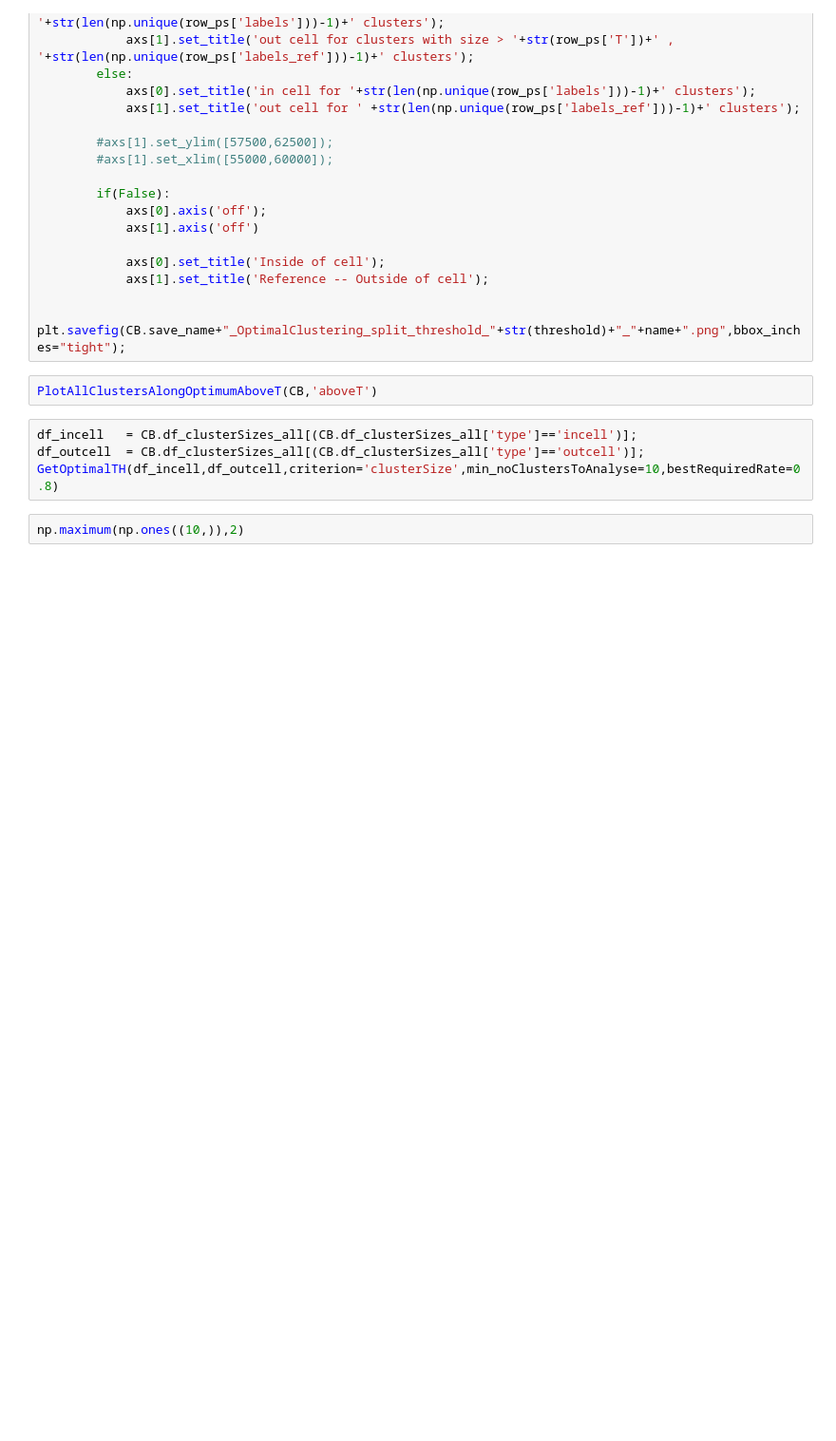
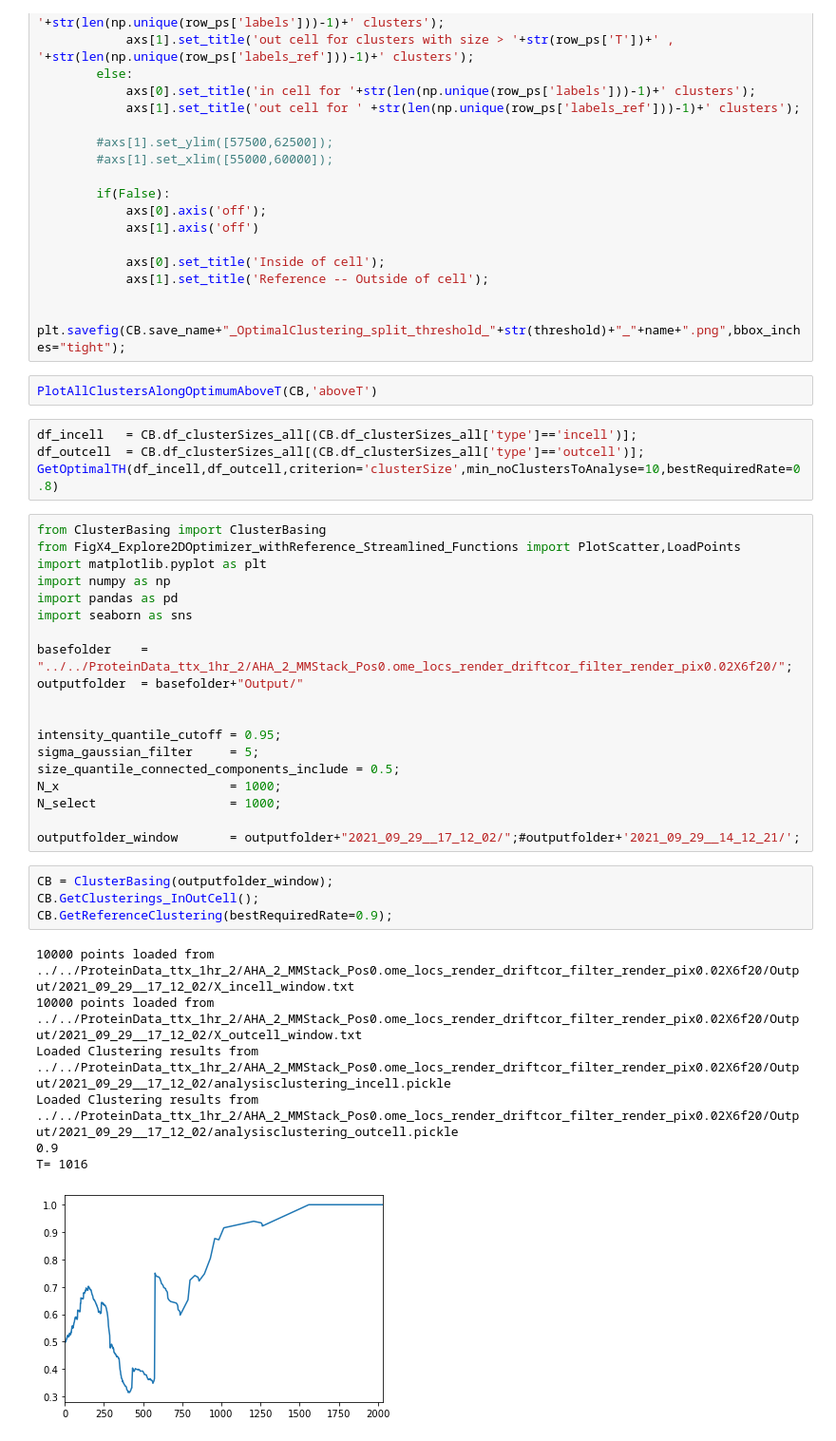
Before and after one commit to NoldAndreas/FINDER, a Jupyter notebook: Code/FigX5_Explore2DOptimizer_ClusterBasing.ipynb, the cells around one changed output. Shown at 95% size. Cells and saved outputs as stored; diff of their text form; blank space fills up the shorter version.

Commit message:
connected steps

```diff
--- a/Code/FigX5_Explore2DOptimizer_ClusterBasing.ipynb
+++ b/Code/FigX5_Explore2DOptimizer_ClusterBasing.ipynb
@@ -197,5 +153,34 @@ PlotAllClustersAlongOptimumAboveT(CB,'aboveT')
 df_incell   = CB.df_clusterSizes_all[(CB.df_clusterSizes_all['type']=='incell')];
 df_outcell  = CB.df_clusterSizes_all[(CB.df_clusterSizes_all['type']=='outcell')];
 GetOptimalTH(df_incell,df_outcell,criterion='clusterSize',min_noClustersToAnalyse=10,bestRequiredRate=0.8)
-# %%
-np.maximum(np.ones((10,)),2)
+# %%
+from ClusterBasing import ClusterBasing
+from FigX4_Explore2DOptimizer_withReference_Streamlined_Functions import PlotScatter,LoadPoints
+import matplotlib.pyplot as plt
+import numpy as np
+import pandas as pd
+import seaborn as sns
+
+basefolder    = "../../ProteinData_ttx_1hr_2/AHA_2_MMStack_Pos0.ome_locs_render_driftcor_filter_render_pix0.02X6f20/";
+outputfolder  = basefolder+"Output/"
+
+
+intensity_quantile_cutoff = 0.95;
+sigma_gaussian_filter     = 5;
+size_quantile_connected_components_include = 0.5;
+N_x                       = 1000;
+N_select                  = 1000;
+
+outputfolder_window       = outputfolder+"2021_09_29__17_12_02/";#outputfolder+'2021_09_29__14_12_21/';
+# %%
+CB = ClusterBasing(outputfolder_window);
+CB.GetClusterings_InOutCell();
+CB.GetReferenceClustering(bestRequiredRate=0.9);
+# %% [output]
+10000 points loaded from ../../ProteinData_ttx_1hr_2/AHA_2_MMStack_Pos0.ome_locs_render_driftcor_filter_render_pix0.02X6f20/Output/2021_09_29__17_12_02/X_incell_window.txt
+10000 points loaded from ../../ProteinData_ttx_1hr_2/AHA_2_MMStack_Pos0.ome_locs_render_driftcor_filter_render_pix0.02X6f20/Output/2021_09_29__17_12_02/X_outcell_window.txt
+Loaded Clustering results from ../../ProteinData_ttx_1hr_2/AHA_2_MMStack_Pos0.ome_locs_render_driftcor_filter_render_pix0.02X6f20/Output/2021_09_29__17_12_02/analysisclustering_incell.pickle
+Loaded Clustering results from ../../ProteinData_ttx_1hr_2/AHA_2_MMStack_Pos0.ome_locs_render_driftcor_filter_render_pix0.02X6f20/Output/2021_09_29__17_12_02/analysisclustering_outcell.pickle
+0.9
+T= 1016
+[figure, added]
```
Also changed, not shown: parts of 18 cells of this notebook, 7 other files.
